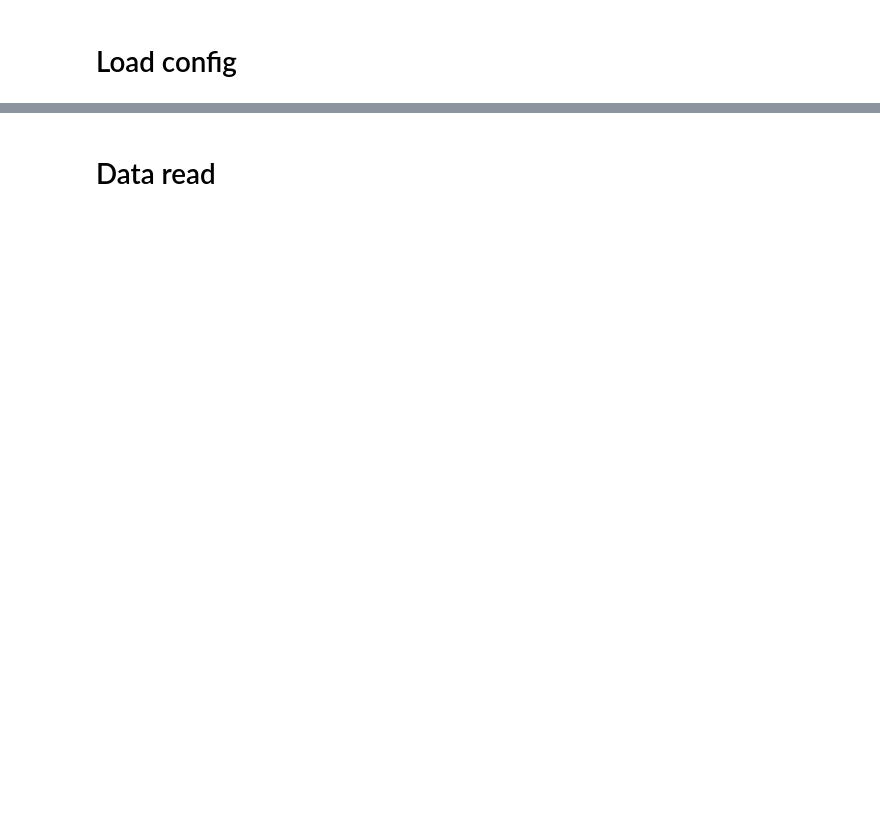
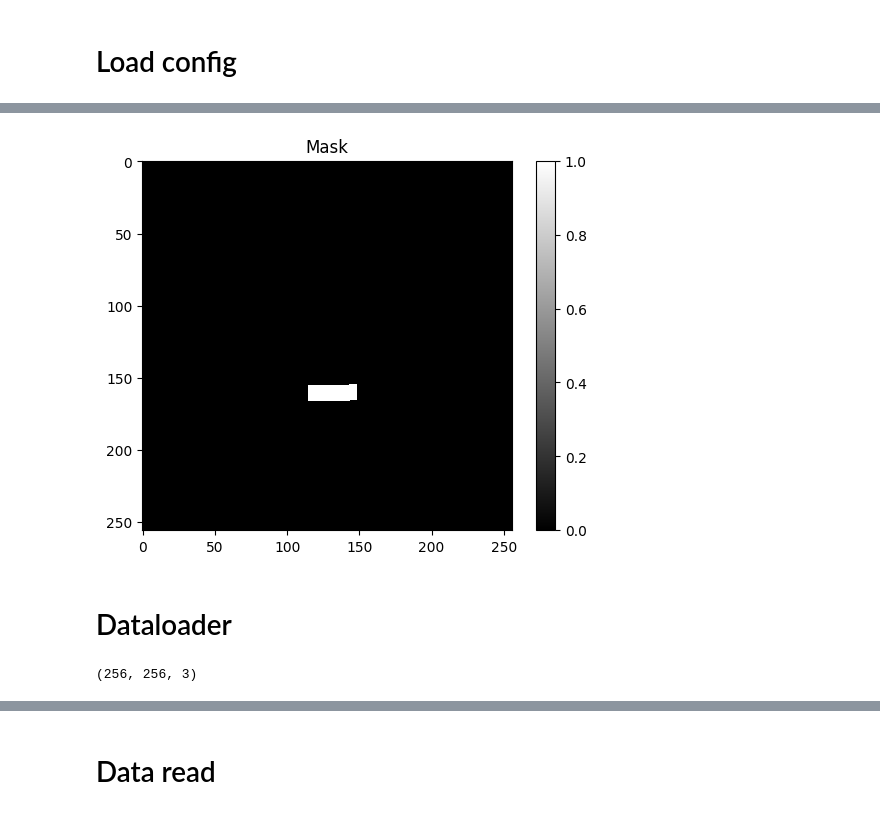
Before and after one commit to da4nik08/Segmentation, a Jupyter notebook: Preprocessing.ipynb, the cells around one changed output, grey strips where cells are left out. Cells and saved outputs as stored; diff of their text form; code cells hidden in the pictures; blank space fills up the shorter version.

```diff
--- a/Preprocessing.ipynb
+++ b/Preprocessing.ipynb
@@ -8,0 +125,2 @@ import matplotlib.pyplot as plt
+# %%
+tesnor_mask = transforms(mask)
@@ -31,0 +141,9 @@ config['dataset']['train_img_path']
+# %%
+plt.imshow(np.array(tesnor_mask).reshape((256, 256)), cmap='gray', interpolation='nearest')
+plt.title('Mask')
+plt.colorbar()
+plt.show()
+# %% [output]
+[figure, added]
+# %% [markdown]
+# Dataloader
@@ -31,0 +152,4 @@ config['dataset']['train_img_path']
+# %%
+test.shape
+# %% [output]
+(256, 256, 3)
```
Also changed, not shown: parts of 54 cells of this notebook, 6 other files.
